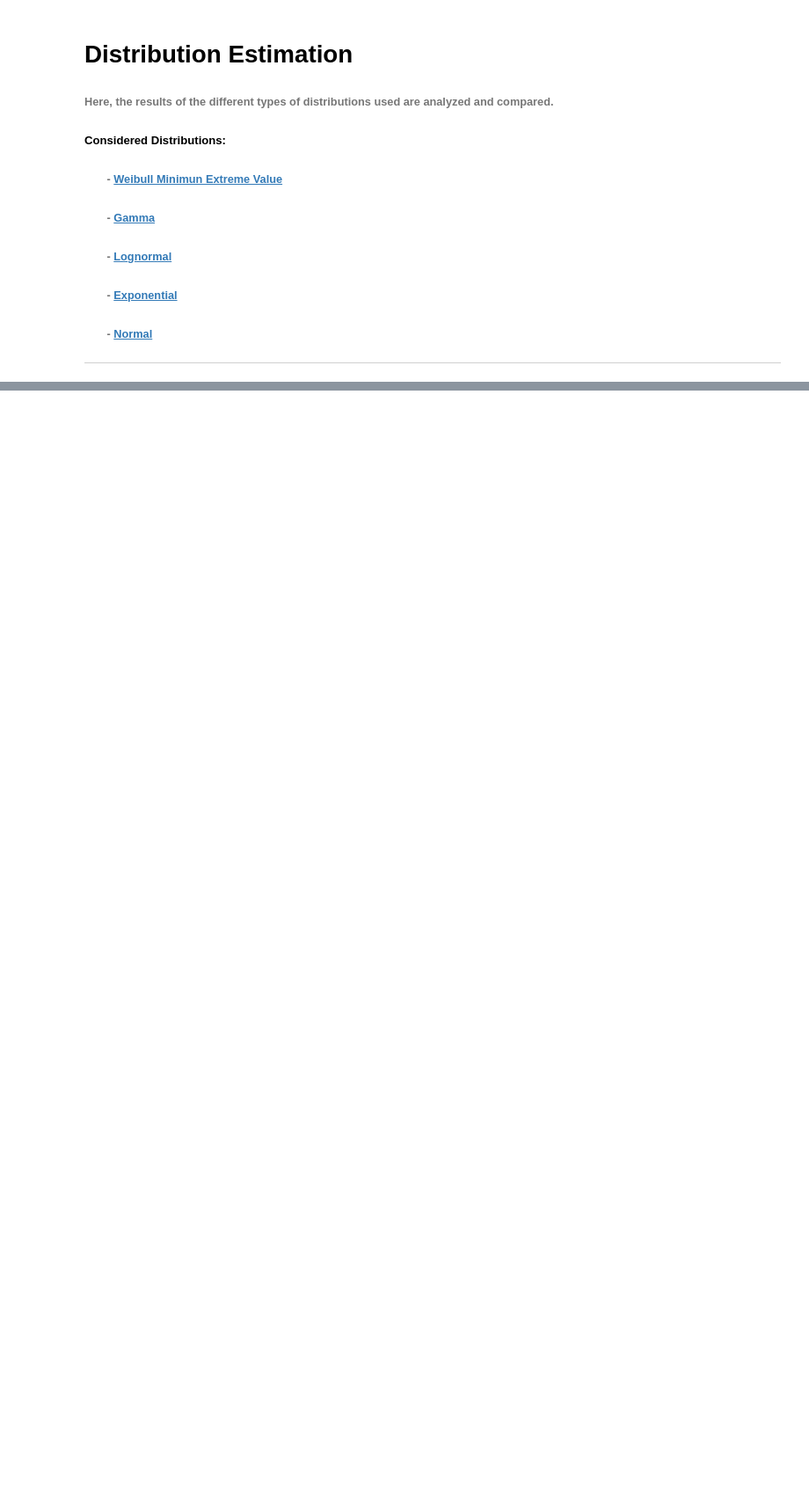
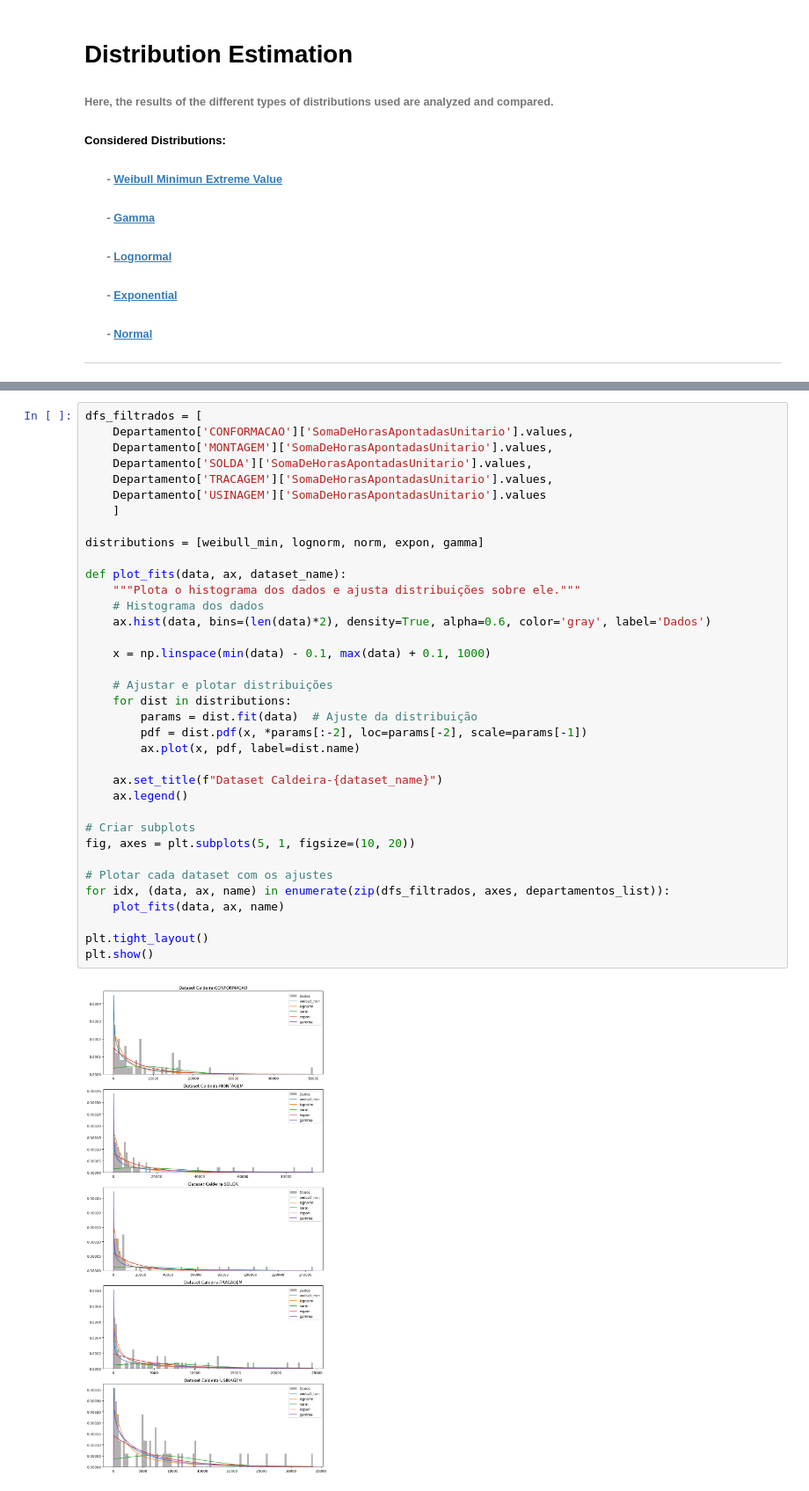
Before and after one commit to pedroap7/Case-Caldeiras, a Jupyter notebook: Jupyter/Python/04-Distribution_Estimation_py.ipynb, the cells around one changed output, grey strips where cells are left out. Shown: that part at 88% size. Drawn from its saved outputs; the diff is of its cells as text; blank space fills up the shorter version.

```diff
--- a/Jupyter/Python/04-Distribution_Estimation_py.ipynb
+++ b/Jupyter/Python/04-Distribution_Estimation_py.ipynb
@@ -66,0 +158,38 @@ Dados processados com sucesso!
+# %%
+dfs_filtrados = [
+    Departamento['CONFORMACAO']['SomaDeHorasApontadasUnitario'].values,
+    Departamento['MONTAGEM']['SomaDeHorasApontadasUnitario'].values,
+    Departamento['SOLDA']['SomaDeHorasApontadasUnitario'].values,
+    Departamento['TRACAGEM']['SomaDeHorasApontadasUnitario'].values,
+    Departamento['USINAGEM']['SomaDeHorasApontadasUnitario'].values
+    ]
+
+distributions = [weibull_min, lognorm, norm, expon, gamma]
+
+def plot_fits(data, ax, dataset_name):
+    """Plota o histograma dos dados e ajusta distribuições sobre ele."""
+    # Histograma dos dados
+    ax.hist(data, bins=(len(data)*2), density=True, alpha=0.6, color='gray', label='Dados')
+
+    x = np.linspace(min(data) - 0.1, max(data) + 0.1, 1000)
+
+    # Ajustar e plotar distribuições
+    for dist in distributions:
+        params = dist.fit(data)  # Ajuste da distribuição
+        pdf = dist.pdf(x, *params[:-2], loc=params[-2], scale=params[-1])
+        ax.plot(x, pdf, label=dist.name)
+
+    ax.set_title(f"Dataset Caldeira-{dataset_name}")
+    ax.legend()
+
+# Criar subplots
+fig, axes = plt.subplots(5, 1, figsize=(10, 20))
+
+# Plotar cada dataset com os ajustes
+for idx, (data, ax, name) in enumerate(zip(dfs_filtrados, axes, departamentos_list)):
+    plot_fits(data, ax, name)
+
+plt.tight_layout()
+plt.show()
+# %% [output]
+[figure, added]
```
Also changed, not shown: parts of 7 cells of this notebook, 6 other files.
